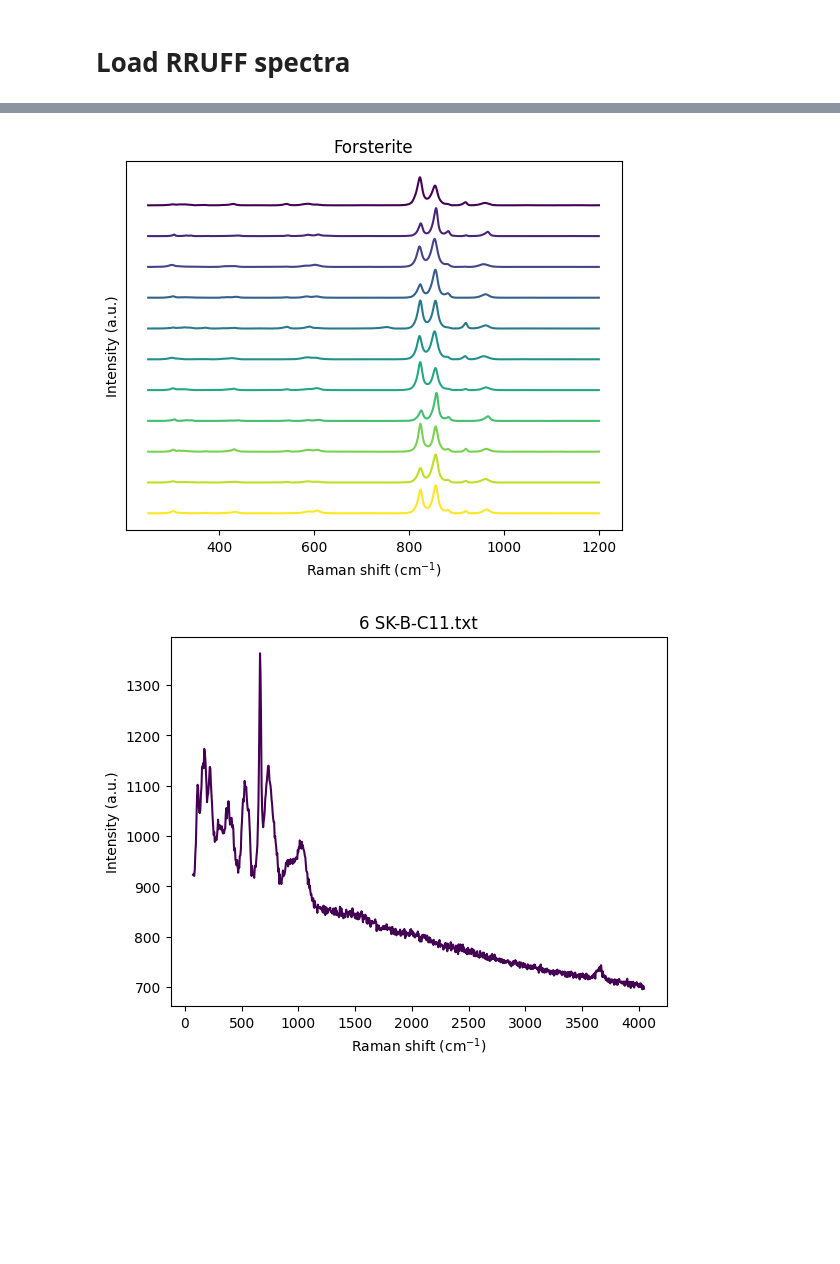
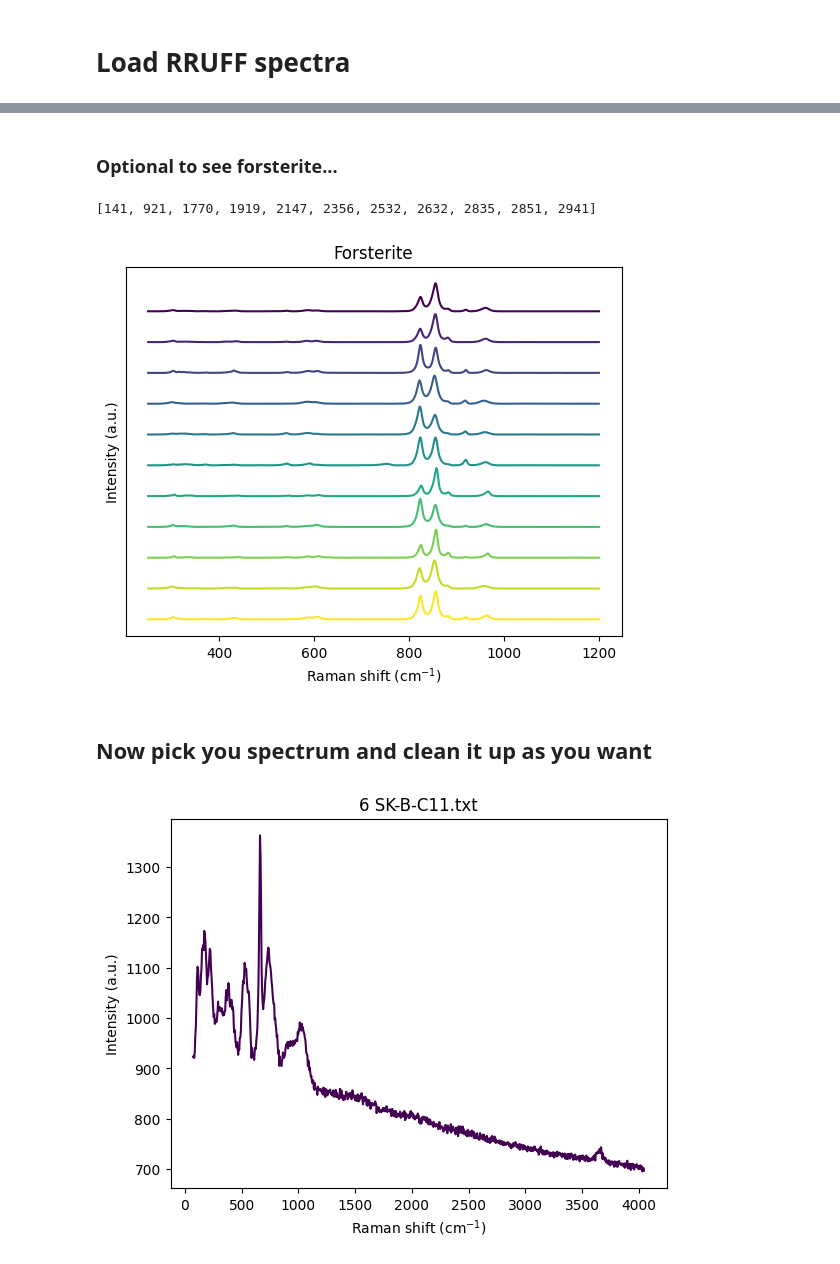
Before and after one commit to cljdevitre/raman-peak-id, a Jupyter notebook: Files/raman_ID_redo.ipynb, the cells around one changed output, grey strips where cells are left out. Cells and saved outputs as stored; diff of their text form; code cells hidden in the pictures; blank space fills up the shorter version.

Commit message:
Cleaned up a bit

```diff
--- a/Files/raman_ID_redo.ipynb
+++ b/Files/raman_ID_redo.ipynb
@@ -95,30 +97,36 @@ rruff_plot = rp.plot.spectra(db_sub_pp[0], plot_type=plot_type,title=title)
+# %% [markdown]
+### Optional to see forsterite...
 # %%
 db=local_rruff_pp
 
 # Define target names and title and plot type
 mineral_names =  "Forsterite"
 title=mineral_names
 plot_type='single stacked'
 
 name_pattern = re.compile(mineral_names)  # Compile regex pattern
 search_pattern="##NAMES"
 
 # Find matching indices
 matching_indices = [
     i for i, meta in enumerate(db[1])
     if name_pattern.fullmatch(meta.get(search_pattern, ""))
 ]
 
 # Create sublists
 db_sub = (
     [db[0][i] for i in matching_indices],
     [db[1][i] for i in matching_indices]
 )
 # Process and plot the spectra
 db_sub_pp=(pipe2.apply(db_sub[0]),db_sub[1].copy())
 
 rruff_plot = rp.plot.spectra(db_sub_pp[0], plot_type=plot_type,title=title)
+matching_indices
 # %% [output]
+[141, 921, 1770, 1919, 2147, 2356, 2532, 2632, 2835, 2851, 2941]
-[figure, old version]
+[figure, new version]
+# %% [markdown]
+## Now pick you spectrum and clean it up as you want
 # %%
 filename="6 SK-B-C11.txt"
```
Also changed, not shown: parts of 9 cells of this notebook.
